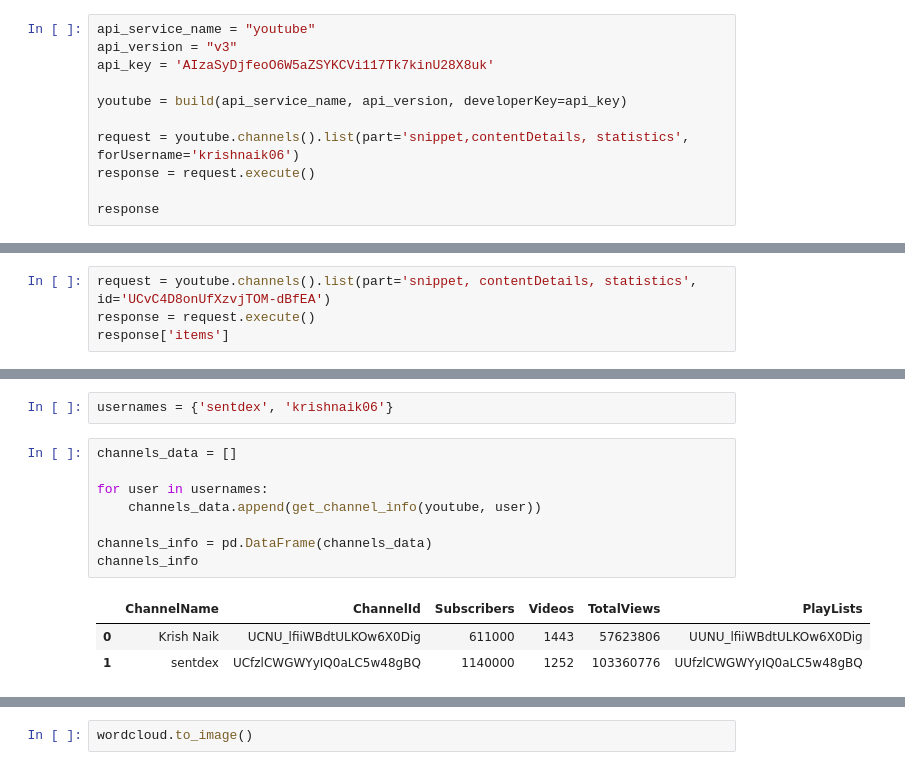
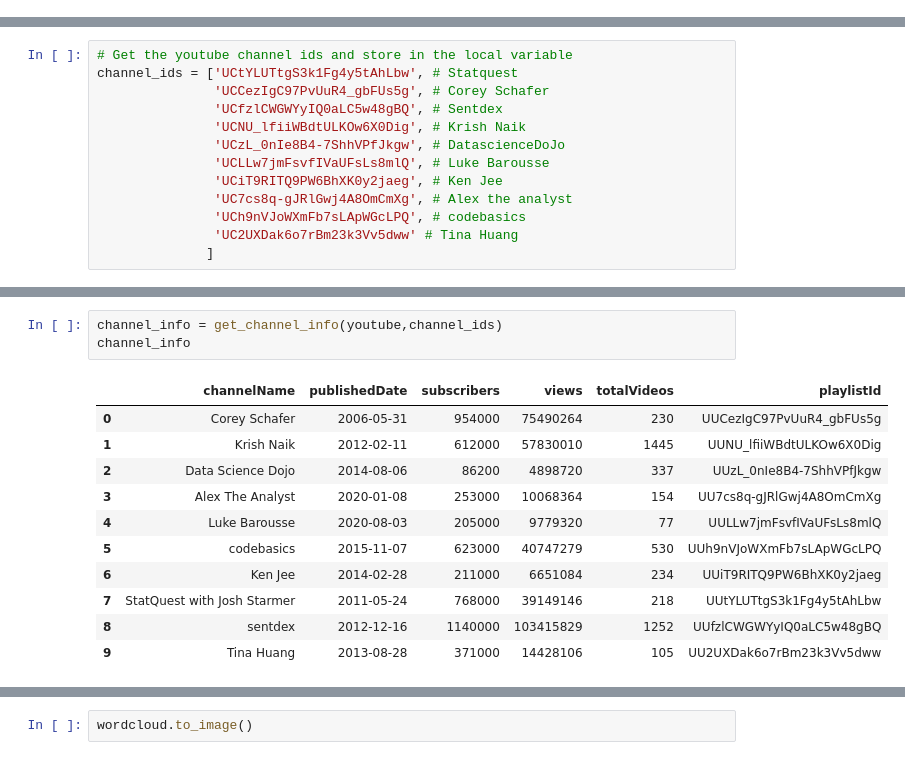
Before and after one commit to ShivaKalyanYeluru/Portfolio-Projects, a Jupyter notebook: Youtube channel Analysis/Youtube Channel Analysis .ipynb, the cells around one changed output, grey strips where cells are left out. Cells and saved outputs as stored; diff of their text form.

```diff
--- a/Youtube channel Analysis/Youtube Channel Analysis .ipynb
+++ b/Youtube channel Analysis/Youtube Channel Analysis .ipynb
@@ -6,11 +26,0 @@ import pandas as pd
-# %%
-api_service_name = "youtube"
-api_version = "v3"
-api_key = 'AIzaSyDjfeoO6W5aZSYKCVi117Tk7kinU28X8uk'
-
-youtube = build(api_service_name, api_version, developerKey=api_key)
-
-request = youtube.channels().list(part='snippet,contentDetails, statistics', forUsername='krishnaik06')
-response = request.execute()
-
-response
@@ -35,4 +26,0 @@ response
-# %%
-request = youtube.channels().list(part='snippet, contentDetails, statistics', id='UCvC4D8onUfXzvjTOM-dBfEA')
-response = request.execute()
-response['items']
@@ -56,0 +29,13 @@ response['items']
+# %%
+# Get the youtube channel ids and store in the local variable
+channel_ids = ['UCtYLUTtgS3k1Fg4y5tAhLbw', # Statquest
+               'UCCezIgC97PvUuR4_gbFUs5g', # Corey Schafer
+               'UCfzlCWGWYyIQ0aLC5w48gBQ', # Sentdex
+               'UCNU_lfiiWBdtULKOw6X0Dig', # Krish Naik
+               'UCzL_0nIe8B4-7ShhVPfJkgw', # DatascienceDoJo
+               'UCLLw7jmFsvfIVaUFsLs8mlQ', # Luke Barousse
+               'UCiT9RITQ9PW6BhXK0y2jaeg', # Ken Jee
+               'UC7cs8q-gJRlGwj4A8OmCmXg', # Alex the analyst
+               'UCh9nVJoWXmFb7sLApWGcLPQ', # codebasics
+               'UC2UXDak6o7rBm23k3Vv5dww' # Tina Huang
+              ]
@@ -76,14 +92,15 @@ def get_channel_info(youtube, username):
-# %%
-usernames = {'sentdex', 'krishnaik06'}
 # %%
-channels_data = []
-
-for user in usernames:
-    channels_data.append(get_channel_info(youtube, user))
-
-channels_info = pd.DataFrame(channels_data)
-channels_info
+channel_info = get_channel_info(youtube,channel_ids)
+channel_info
 # %% [output]
-|  | ChannelName | ChannelId | Subscribers | Videos | TotalViews | PlayLists |
-| 0 | Krish Naik | UCNU_lfiiWBdtULKOw6X0Dig | 611000 | 1443 | 57623806 | UUNU_lfiiWBdtULKOw6X0Dig |
-| 1 | sentdex | UCfzlCWGWYyIQ0aLC5w48gBQ | 1140000 | 1252 | 103360776 | UUfzlCWGWYyIQ0aLC5w48gBQ |
+|  | channelName | publishedDate | subscribers | views | totalVideos | playlistId |
+| 0 | Corey Schafer | 2006-05-31 | 954000 | 75490264 | 230 | UUCezIgC97PvUuR4_gbFUs5g |
+| 1 | Krish Naik | 2012-02-11 | 612000 | 57830010 | 1445 | UUNU_lfiiWBdtULKOw6X0Dig |
+| 2 | Data Science Dojo | 2014-08-06 | 86200 | 4898720 | 337 | UUzL_0nIe8B4-7ShhVPfJkgw |
+| 3 | Alex The Analyst | 2020-01-08 | 253000 | 10068364 | 154 | UU7cs8q-gJRlGwj4A8OmCmXg |
+| 4 | Luke Barousse | 2020-08-03 | 205000 | 9779320 | 77 | UULLw7jmFsvfIVaUFsLs8mlQ |
+| 5 | codebasics | 2015-11-07 | 623000 | 40747279 | 530 | UUh9nVJoWXmFb7sLApWGcLPQ |
+| 6 | Ken Jee | 2014-02-28 | 211000 | 6651084 | 234 | UUiT9RITQ9PW6BhXK0y2jaeg |
+| 7 | StatQuest with Josh Starmer | 2011-05-24 | 768000 | 39149146 | 218 | UUtYLUTtgS3k1Fg4y5tAhLbw |
+| 8 | sentdex | 2012-12-16 | 1140000 | 103415829 | 1252 | UUfzlCWGWYyIQ0aLC5w48gBQ |
+| 9 | Tina Huang | 2013-08-28 | 371000 | 14428106 | 105 | UU2UXDak6o7rBm23k3Vv5dww |
```
Also changed, not shown: parts of 117 cells of this notebook, 2 other files.
